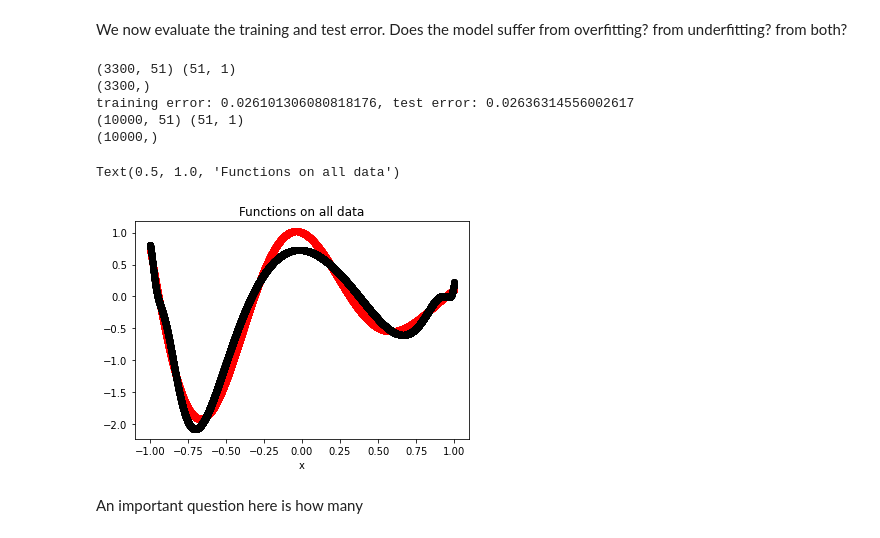
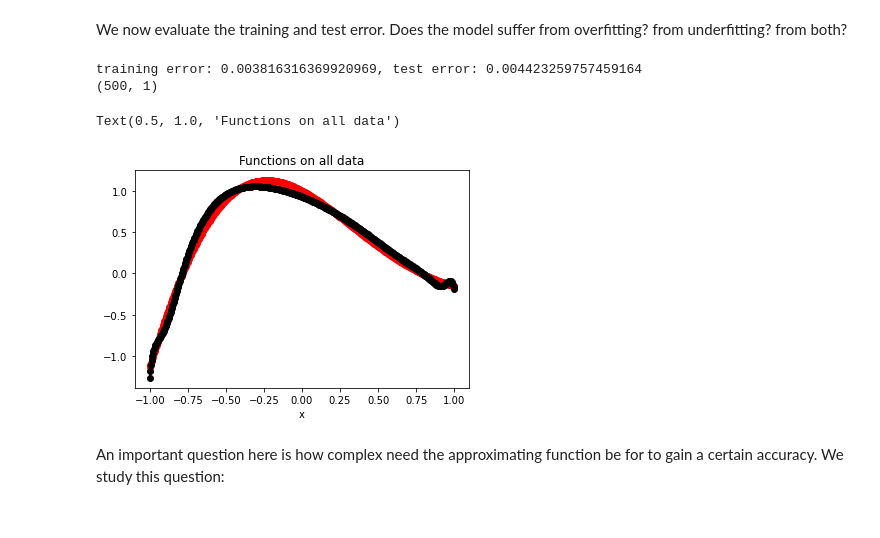
Before and after one commit to Saleh0694/MathML, a Jupyter notebook: Lab/1.1_CoD.ipynb, the cells around one changed output. Drawn from its saved outputs; the diff is of its cells as text; code cells hidden in the pictures.

```diff
--- a/Lab/1.1_CoD.ipynb
+++ b/Lab/1.1_CoD.ipynb
@@ -10,7 +12,7 @@ from sklearn.metrics import mean_squared_error as mse
 # %%
 # function to approximate
 def f(x):
-    return jnp.cos(5*jnp.prod(x, axis=1))*jnp.exp(-x[:,0])
+    return jnp.cos(2*jnp.prod(x, axis=1))*jnp.exp(-x[:,0])
 
 # example in one dimension
 x = jnp.linspace(-1,1,1000).reshape(-1,1)
@@ -28,12 +30,12 @@ class Regression(nn.Module):
     def setup(self):
         self.w = self.param('weights', jax.nn.initializers.glorot_uniform(),
                                 (self.num_features,1))
+        self.shift = self.param('bias', jax.nn.initializers.glorot_uniform(),
+                                (1,1))
     @nn.compact
     def __call__(self, x):
-        print(x.shape, self.w.shape)
         out = jnp.sum(x*self.w[:,0], axis=1)
-        print(out.shape)
-        return out
+        return out + self.shift
 # initializing the optimizer
 learning_rate = 1e-3
 optx = optax.adam(learning_rate=learning_rate)
@@ -46,10 +48,12 @@ def generate_poly(deg_poly, x):
 # %%
 #training data
-x = jnp.linspace(-1,1,10000).reshape(-1,1)
+x = jnp.linspace(-1,1,500).reshape(-1,1)
 y = f(x)
 
-deg_poly = 50 #degree of the polynomial
+deg_poly = 70 #degree of the polynomial
 x_poly = generate_poly(deg_poly, x)
+scaler = preprocessing.StandardScaler().fit(x_poly)
+x_poly = scaler.transform(x_poly)
 x_train, x_test, y_train, y_test = train_test_split(x_poly, y, test_size=0.33, random_state=42)
 
 # initialize the neural network
@@ -67,11 +71,11 @@ loss_fn = MSE
 loss_grad_fn = jax.value_and_grad(MSE) # a function to evaluate the function and its gradient)
 
 # training loop
-n_epochs = 10000 #number of training epochs
+n_epochs = 2000 #number of training epochs
 for e in range(n_epochs):
     loss_val, grad = loss_grad_fn(params, x_train, y_train)
     updates, opt_state = optx.update(grad, opt_state)
     params = optax.apply_updates(params, updates)
-    if e % 500 == 0:
+    if e % 100 == 0:
         print(f"epoch: {e}, loss function: {loss_val}")
 # %% [output]
@@ -97,21 +104,19 @@ We now evaluate the training and test error. Does the model suffer from overfitt
 # %%
 # evaluate the training and test errors
 tr_error = MSE(params, x_train, y_train)
 te_error = MSE(params, x_test, y_test)
 print(f"training error: {tr_error}, test error: {te_error}")
-y_pred = model.apply(params, x_poly)
+y_pred = model.apply(params, x_poly).T
+print(y_pred.shape)
 # plotting the true and predicted signal on training data
 plt.plot(x, y, marker='o', color='r', label="True function")
 plt.plot(x, y_pred, marker='o', color='black', label="Approximate function")
 plt.xlabel('x')
 plt.title("Functions on all data")
 # %% [output]
-(3300, 51) (51, 1)
-(3300,)
-training error: 0.026101306080818176, test error: 0.02636314556002617
-(10000, 51) (51, 1)
-(10000,)
+training error: 0.003816316369920969, test error: 0.004423259757459164
+(500, 1)
 Text(0.5, 1.0, 'Functions on all data')
-[figure, old version]
+[figure, new version]
 # %% [markdown]
-An important question here is how many
+An important question here is how complex need the approximating function be for to gain a certain accuracy. We study this question:
```
Also changed, not shown: parts of 10 cells of this notebook.
